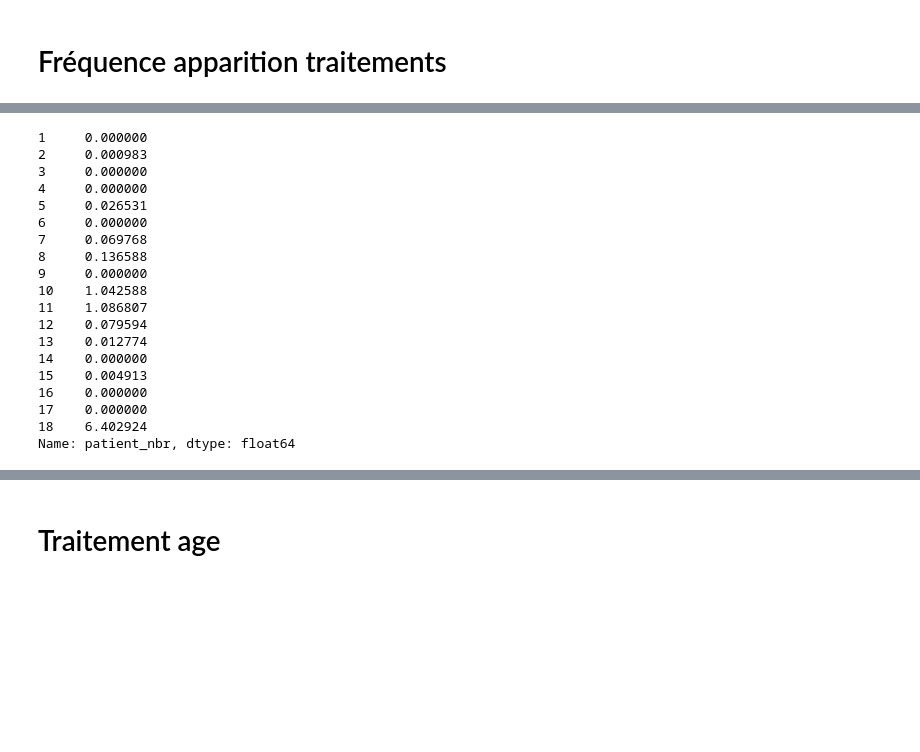
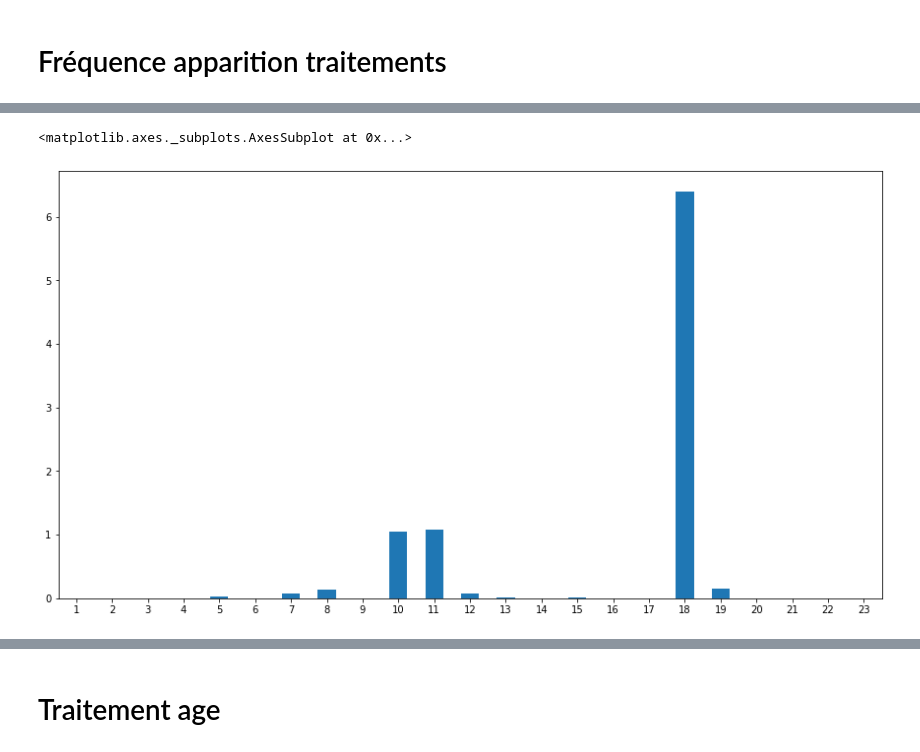
Before and after one commit to Zl0gix/ProjetDatavizA4, a Jupyter notebook: ProjetDatavizA4/raph_test.ipynb, the cells around one changed output, grey strips where cells are left out. Cells and saved outputs as stored; diff of their text form; code cells hidden in the pictures; blank space fills up the shorter version.

```diff
--- a/ProjetDatavizA4/raph_test.ipynb
+++ b/ProjetDatavizA4/raph_test.ipynb
@@ -232,35 +164,18 @@ Name: patient_nbr, dtype: float64
 # %%
 def count_treatments3(df):
     contained=[]
-    for i in range(1,19):
+    for i in range(1,24):
         contain_values = df[df['T3'].str.contains(str(i)+'-', na=False) & ~df['T3'].str.contains(str(i+10)+'-', na=False)].count()
         contained.append(contain_values)
     return contained
 
 freq_treatments3 = normalize(count_treatments3(df2[["patient_nbr","T3"]]),101766)
-df_freq3 = pd.DataFrame(freq_treatments3, index=[1,2,3,4,5,6,7,8,9,10,11,12,13,14,15,16,17,18])
+df_freq3 = pd.DataFrame(freq_treatments3, index=[1,2,3,4,5,6,7,8,9,10,11,12,13,14,15,16,17,18,19,20,21,22,23])
 df_freq3= df_freq3['patient_nbr']
-df_freq3
+df_freq3.plot.bar(rot=0, figsize=(15, 8))
 # %% [output]
-1     0.000000
-2     0.000983
-3     0.000000
-4     0.000000
-5     0.026531
-6     0.000000
-7     0.069768
-8     0.136588
-9     0.000000
-10    1.042588
-11    1.086807
-12    0.079594
-13    0.012774
-14    0.000000
-15    0.004913
-16    0.000000
-17    0.000000
-18    6.402924
-Name: patient_nbr, dtype: float64
+<matplotlib.axes._subplots.AxesSubplot at 0x...>
+[figure, added]
 # %%
 def count_treatments4(df):
     contained=[]
```
Also changed, not shown: parts of 18 cells of this notebook.
